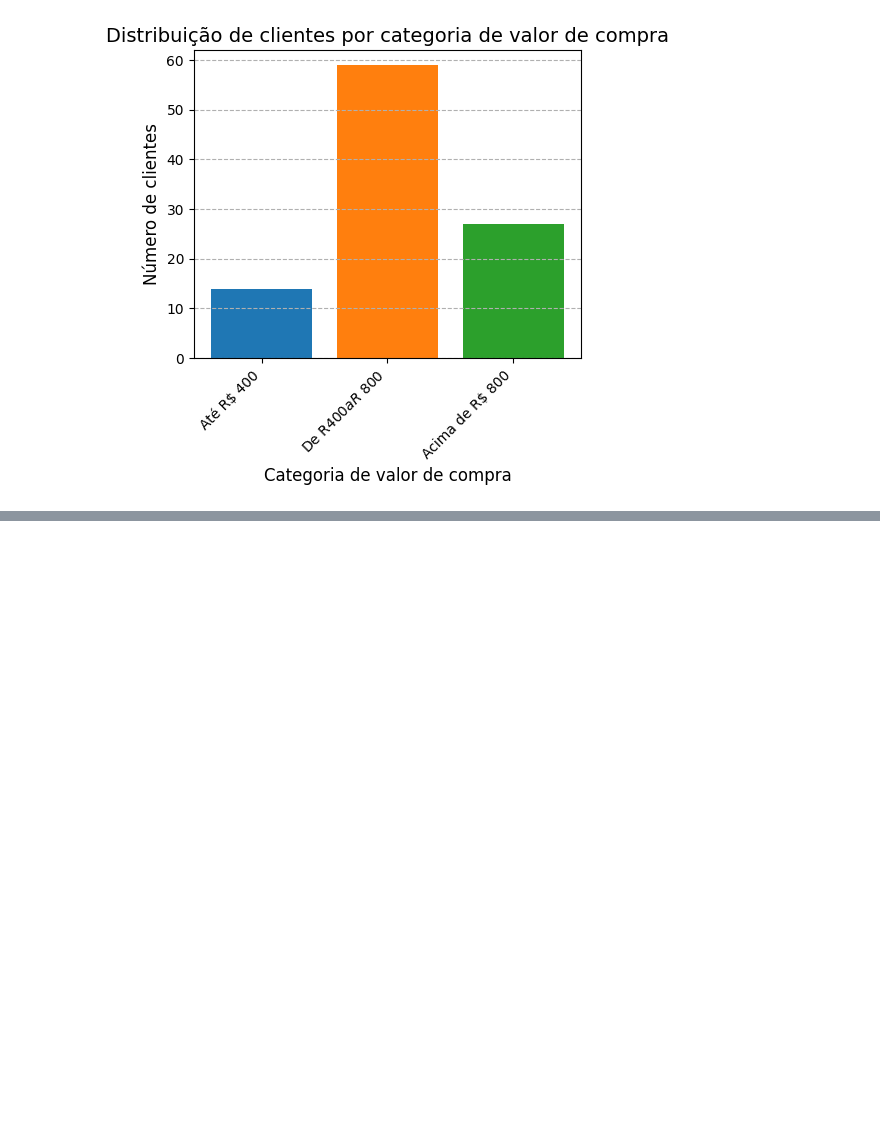
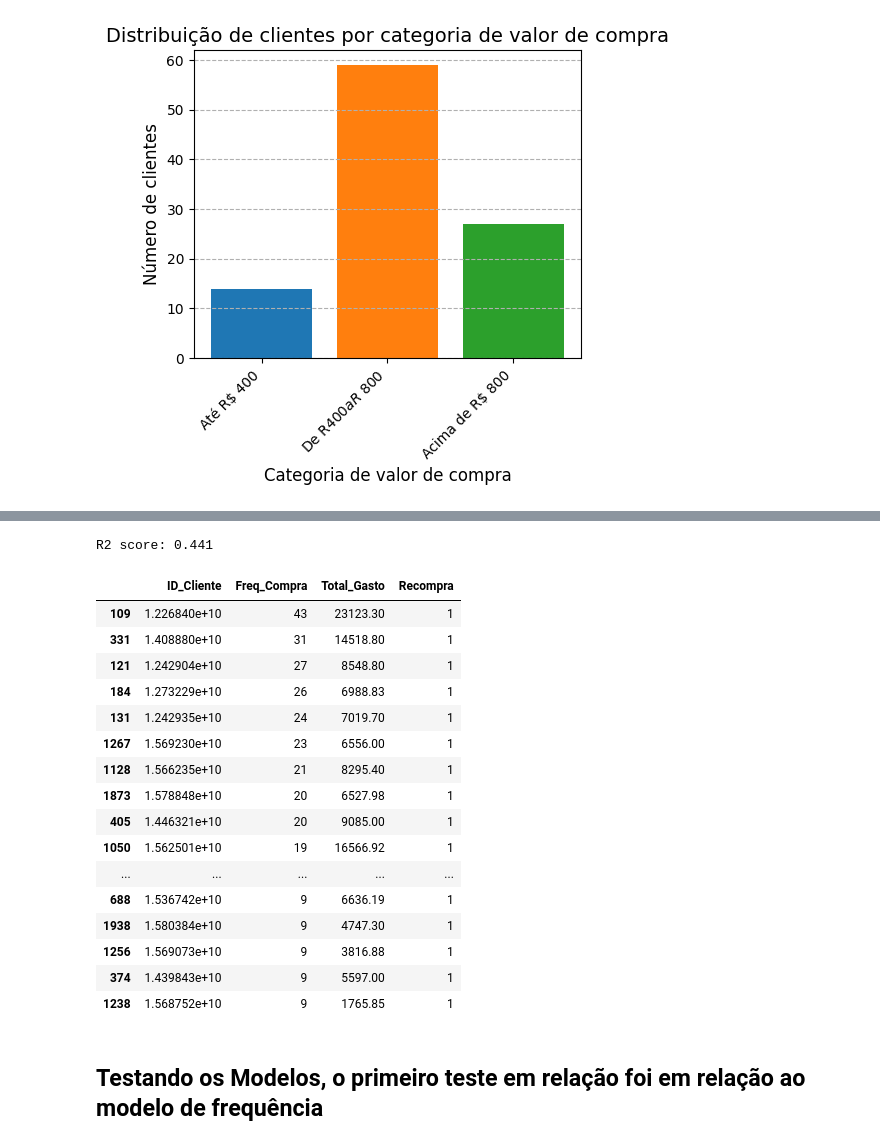
Before and after one commit to wesengp/Projeto-Machinelearning, a Jupyter notebook: Desafio_Bazico.ipynb, the cells around one changed output, grey strips where cells are left out. Saved outputs shown, nothing was run; the diff lists cells and outputs as text; code cells hidden in the pictures; blank space fills up the shorter version.

Commit message:
Aprimorando a análise exploratória dos dados e aplicando o modelo de regressão linear para avaliar a relação com a frequência. Realizado teste do modelo.

```diff
--- a/Desafio_Bazico.ipynb
+++ b/Desafio_Bazico.ipynb
@@ -404,0 +398,42 @@ frequencia_clientes = top_100_clientes['ID_Cliente'].value_counts()
+# %%
+from sklearn.linear_model import LinearRegression
+
+# Separando os dados em conjuntos de treinamento e teste
+X_train, X_test, y_train, y_test = train_test_split(df_freq_total['Freq_Compra'], df_freq_total['Total_Gasto'], test_size=0.2, random_state=42)
+
+# Ajustando um modelo de regressão linear simples
+model = LinearRegression()
+model.fit(X_train.values.reshape(-1, 1), y_train)
+
+# Avaliando o desempenho do modelo no conjunto de teste
+score = model.score(X_test.values.reshape(-1, 1), y_test)
+print(f'R2 score: {score:.3f}')
+# %% [output]
+R2 score: 0.441
+# %%
+
+pd.set_option('display.max_rows', None)
+mediana_freq = df_freq_total['Freq_Compra'].median()
+df_freq_total['Recompra'] = df_freq_total['Freq_Compra'].apply(lambda x: 1 if x >= mediana_freq else 0)
+df_top_100 = df_freq_total[df_freq_total['Recompra'] == 1].sort_values(by='Freq_Compra', ascending=False).head(100)
+display(df_top_100)
+# %% [output]
+|  | ID_Cliente | Freq_Compra | Total_Gasto | Recompra |
+| 109 | 1.226840e+10 | 43 | 23123.30 | 1 |
+| 331 | 1.408880e+10 | 31 | 14518.80 | 1 |
+| 121 | 1.242904e+10 | 27 | 8548.80 | 1 |
+| 184 | 1.273229e+10 | 26 | 6988.83 | 1 |
+| 131 | 1.242935e+10 | 24 | 7019.70 | 1 |
+| 1267 | 1.569230e+10 | 23 | 6556.00 | 1 |
+| 1128 | 1.566235e+10 | 21 | 8295.40 | 1 |
+| 1873 | 1.578848e+10 | 20 | 6527.98 | 1 |
+| 405 | 1.446321e+10 | 20 | 9085.00 | 1 |
+| 1050 | 1.562501e+10 | 19 | 16566.92 | 1 |
+| ... | ... | ... | ... | ... |
+| 688 | 1.536742e+10 | 9 | 6636.19 | 1 |
+| 1938 | 1.580384e+10 | 9 | 4747.30 | 1 |
+| 1256 | 1.569073e+10 | 9 | 3816.88 | 1 |
+| 374 | 1.439843e+10 | 9 | 5597.00 | 1 |
+| 1238 | 1.568752e+10 | 9 | 1765.85 | 1 |
+# %% [markdown]
+## Testando os Modelos, o primeiro teste em relação foi em relação ao modelo de frequência
```
Also changed, not shown: parts of 31 cells of this notebook.
